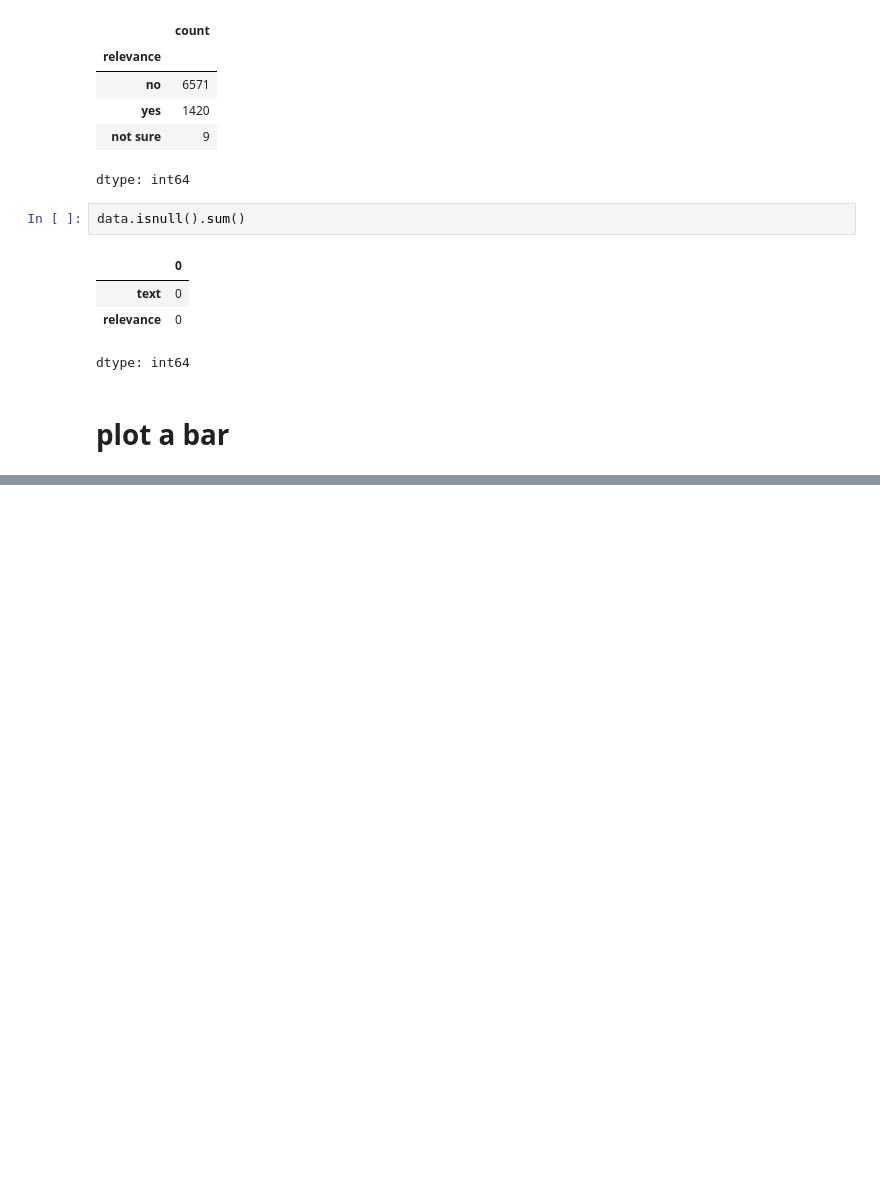
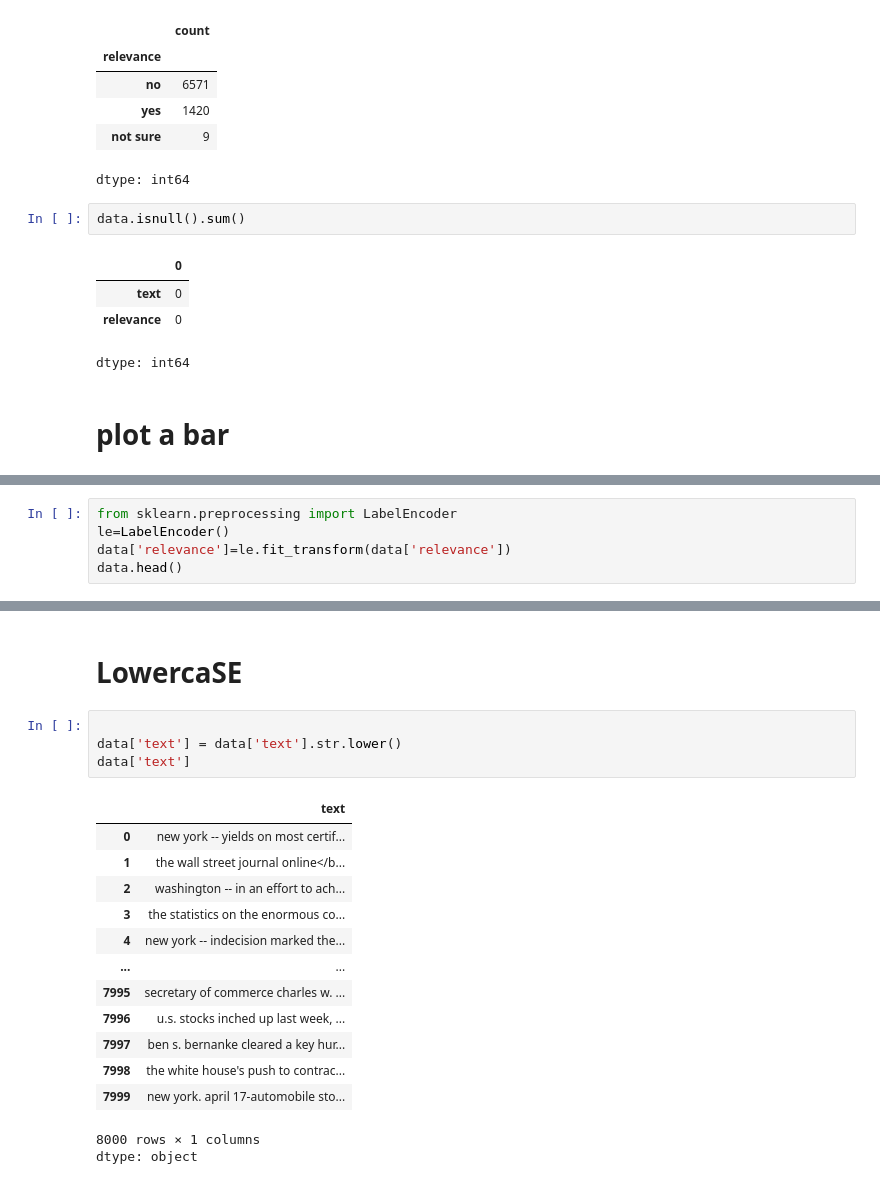
Before and after one commit to minhaz1172/NLP, a Jupyter notebook: Text_Classification(Using_ML).ipynb, the cells around one changed output, grey strips where cells are left out. Cells and saved outputs as stored; diff of their text form; blank space fills up the shorter version.

Commit message:
Preprocess  text,train test split the text

```diff
--- a/Text_Classification(Using_ML).ipynb
+++ b/Text_Classification(Using_ML).ipynb
@@ -119,0 +128,5 @@ fig.show()
+# %%
+from sklearn.preprocessing import LabelEncoder
+le=LabelEncoder()
+data['relevance']=le.fit_transform(data['relevance'])
+data.head()
@@ -119,0 +140,21 @@ fig.show()
+# %% [markdown]
+# LowercaSE
+# %%
+
+data['text'] = data['text'].str.lower()
+data['text']
+# %% [output]
+|  | text |
+| 0 | new york -- yields on most certif... |
+| 1 | the wall street journal online</b... |
+| 2 | washington -- in an effort to ach... |
+| 3 | the statistics on the enormous co... |
+| 4 | new york -- indecision marked the... |
+| ... | ... |
+| 7995 | secretary of commerce charles w. ... |
+| 7996 | u.s. stocks inched up last week, ... |
+| 7997 | ben s. bernanke cleared a key hur... |
+| 7998 | the white house's push to contrac... |
+| 7999 | new york. april 17-automobile sto... |
+8000 rows × 1 columns
+dtype: object
```
Also changed, not shown: parts of 22 cells of this notebook.
